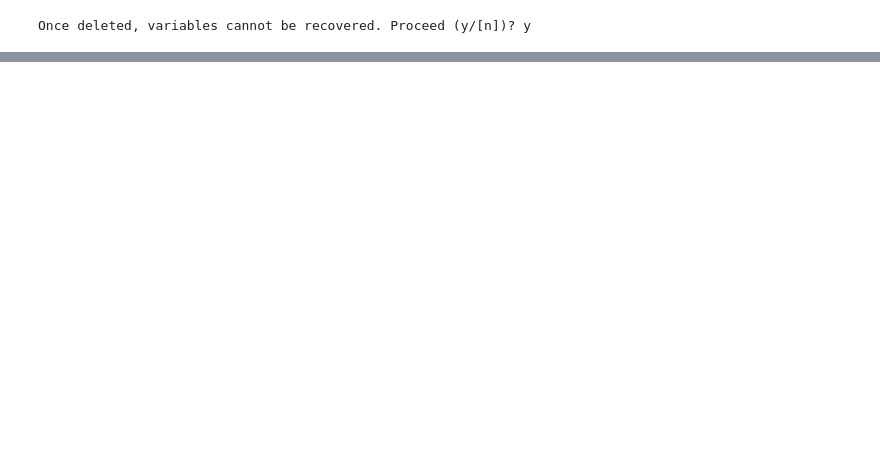
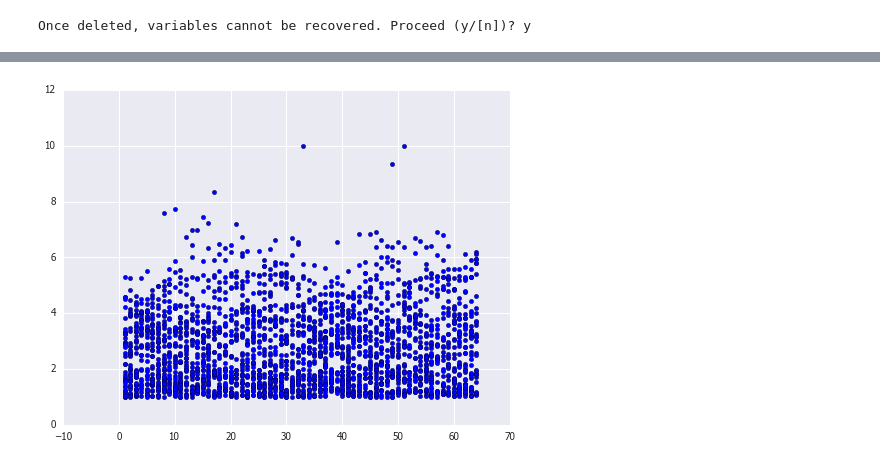
Before and after one commit to fooof-tools/fooof, a Jupyter notebook: Get WM EEG params.ipynb, the cells around one changed output, grey strips where cells are left out. Drawn from its saved outputs; the diff is of its cells as text; code cells hidden in the pictures; blank space fills up the shorter version.

```diff
--- a/Get WM EEG params.ipynb
+++ b/Get WM EEG params.ipynb
@@ -130,5 +148,7 @@ df.to_csv('wm_eeg.csv', sep=',', index = False)
 df = pd.read_csv('wm_eeg.csv')
 df = df[df['bw'] > 1.0001]
 # %%
-plt.scatter(df['bw'], df['amp'])
+plt.scatter(df['chan'], df['bw'])
 plt.show()
+# %% [output]
+[figure, added]
```
Also changed, not shown: parts of 11 cells of this notebook, 1 other file.
